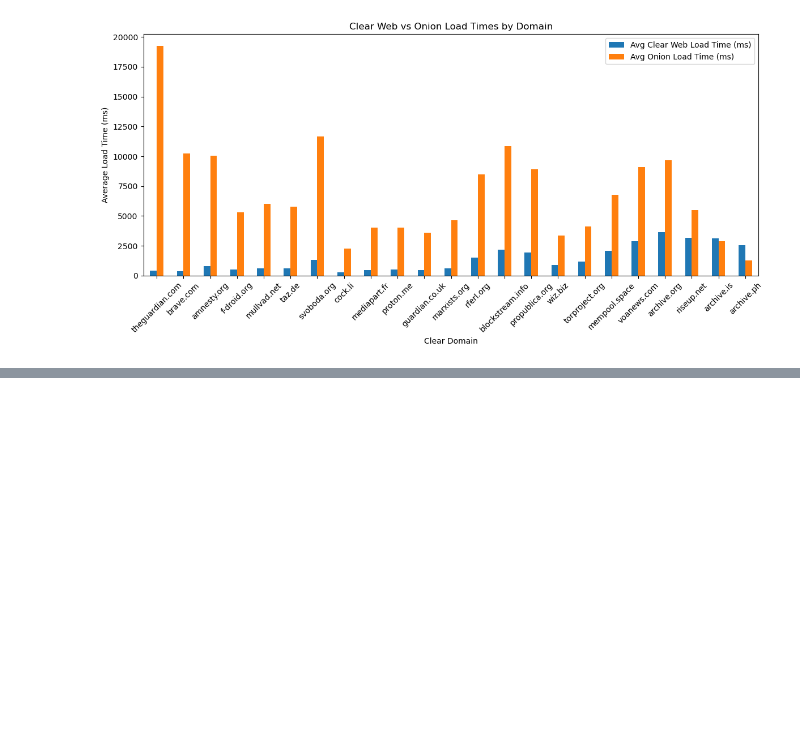
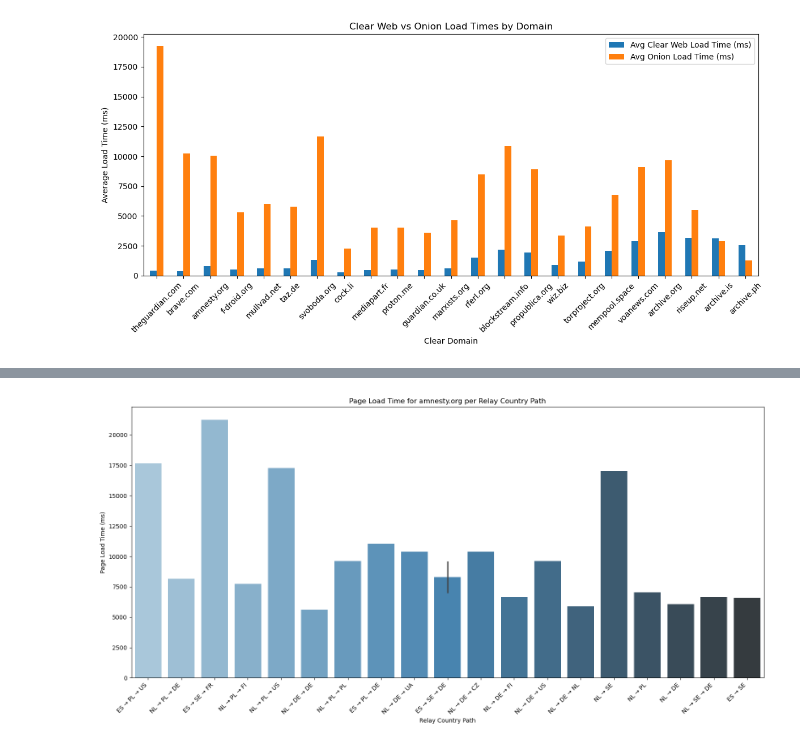
Before and after one commit to KatOTB/msi_tor_research, a Jupyter notebook: evaluation_and_report.ipynb, the cells around one changed output, grey strips where cells are left out. Drawn from its saved outputs; the diff is of its cells as text; code cells hidden in the pictures; blank space fills up the shorter version.

```diff
--- a/evaluation_and_report.ipynb
+++ b/evaluation_and_report.ipynb
@@ -140,0 +483,42 @@ Total unique 3-relay Tor circuits in dataset: 394
+# %%
+import pandas as pd
+import matplotlib.pyplot as plt
+import seaborn as sns
+import re
+
+# Function to extract country codes from the relay string
+def extract_country_tuple(relay_str):
+    if pd.isna(relay_str):
+        return ("NA",)
+    countries = re.findall(r":([A-Z]{2})(?:\s|$|;)", relay_str)
+    return tuple(countries)
+
+# Filter for amnesty.org onion entries
+amnesty_onion = df[(df['Clear Domain'] == 'amnesty.org') & (df['Type'] == 'onion')].copy()
+
+# Extract relay country tuples
+amnesty_onion['Relay Countries'] = amnesty_onion['Circuit Relays (Onion only)'].apply(extract_country_tuple)
+
+# Convert tuples to string labels for plotting
+amnesty_onion['Relay Country Path'] = amnesty_onion['Relay Countries'].apply(lambda x: ' → '.join(x))
+
+# Plot
+plt.figure(figsize=(16, 8))
+sns.barplot(
+    data=amnesty_onion,
+    x='Relay Country Path',
+    y='Page Load (ms)',
+    hue='Relay Country Path',
+    palette='Blues_d',
+    dodge=False,
+    legend=False
+)
+
+plt.title('Page Load Time for amnesty.org per Relay Country Path')
+plt.xlabel('Relay Country Path')
+plt.ylabel('Page Load Time (ms)')
+plt.xticks(rotation=45, ha='right')
+plt.tight_layout()
+plt.show()
+# %% [output]
+[figure, added]
```
Also changed, not shown: parts of 14 cells of this notebook, 2 other files.
